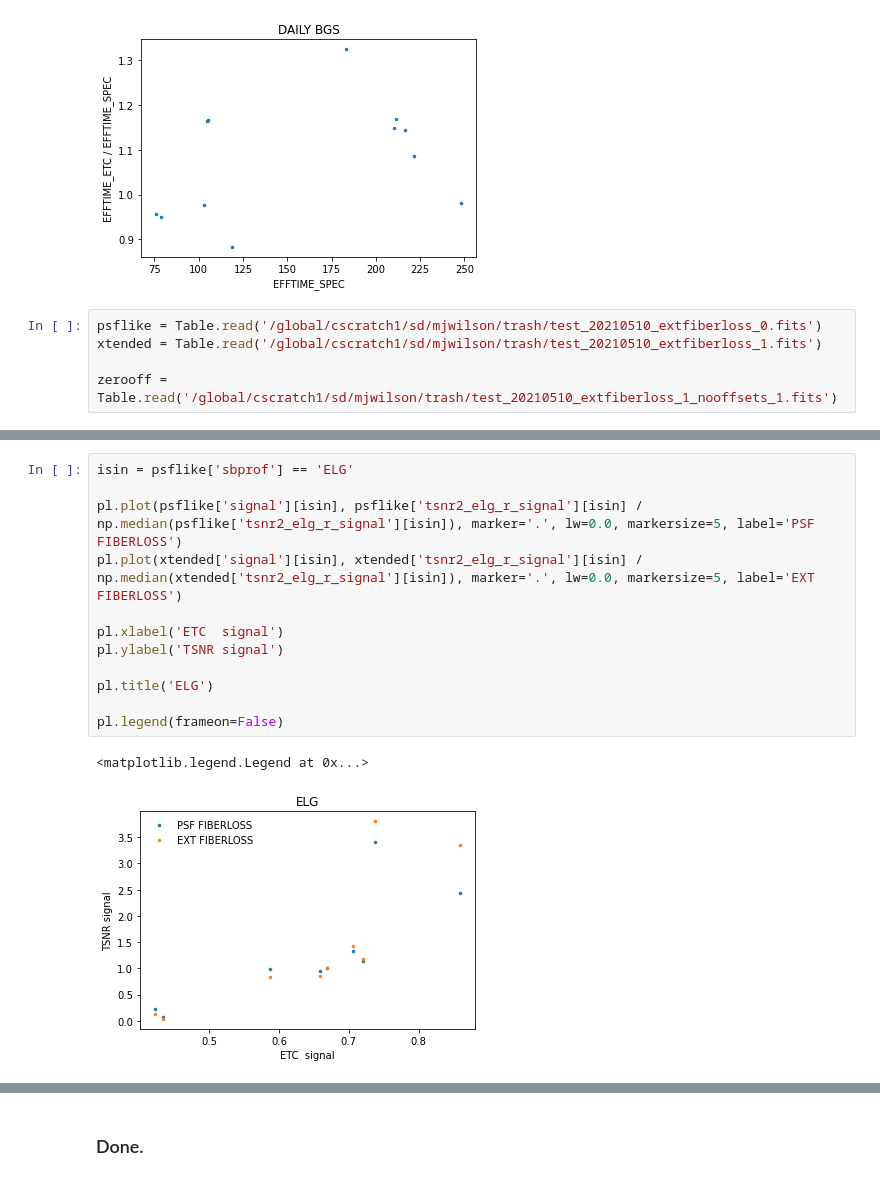
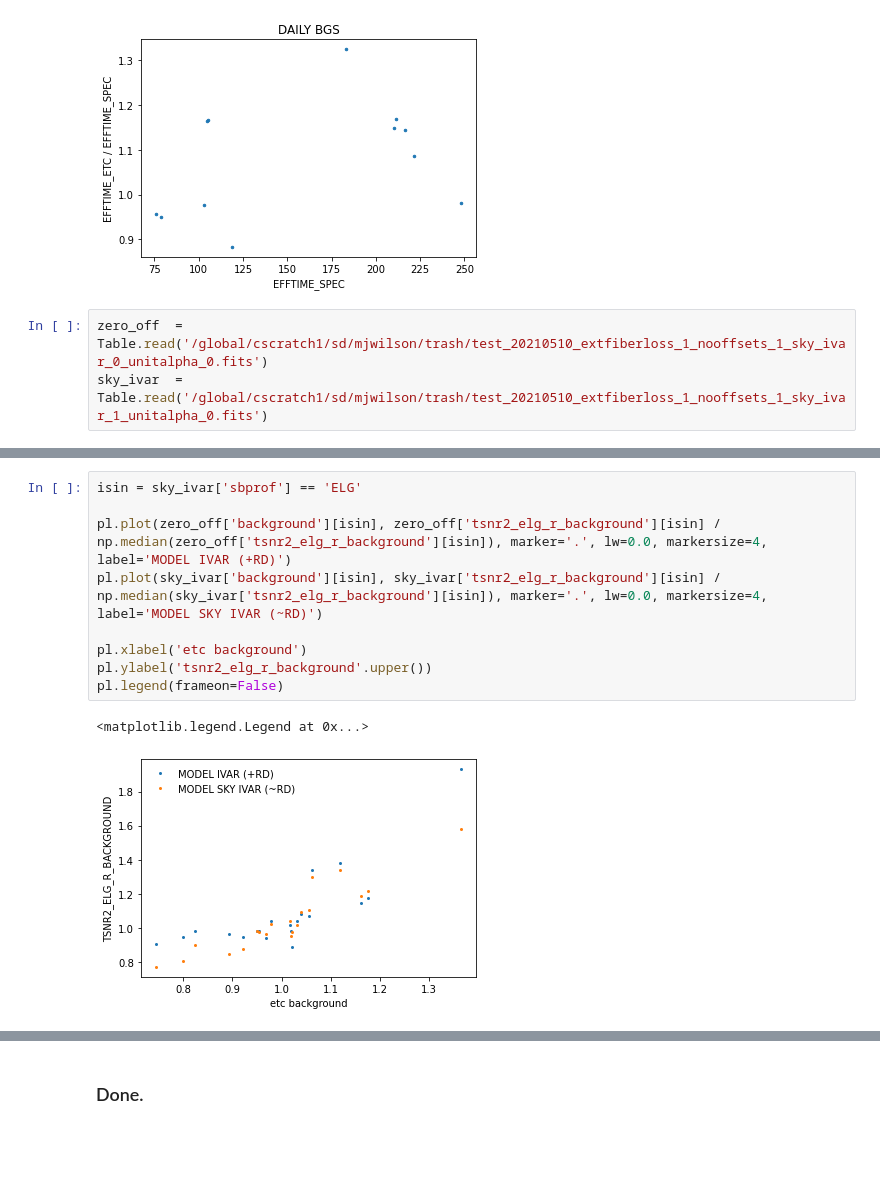
Before and after one commit to michaelJwilson/tsnr-extfiberloss, a Jupyter notebook: gfa-comp.ipynb, the cells around one changed output, grey strips where cells are left out. Drawn from its saved outputs; the diff is of its cells as text; blank space fills up the shorter version.

```diff
--- a/gfa-comp.ipynb
+++ b/gfa-comp.ipynb
@@ -848,7 +848,5 @@ pl.title('DAILY BGS')
 Text(0.5, 1.0, 'DAILY BGS')
 [figure]
 # %%
-psflike = Table.read('/global/cscratch1/sd/mjwilson/trash/test_20210510_extfiberloss_0.fits')
-xtended = Table.read('/global/cscratch1/sd/mjwilson/trash/test_20210510_extfiberloss_1.fits')
-
-zerooff = Table.read('/global/cscratch1/sd/mjwilson/trash/test_20210510_extfiberloss_1_nooffsets_1.fits')
+zero_off  = Table.read('/global/cscratch1/sd/mjwilson/trash/test_20210510_extfiberloss_1_nooffsets_1_sky_ivar_0_unitalpha_0.fits')
+sky_ivar  = Table.read('/global/cscratch1/sd/mjwilson/trash/test_20210510_extfiberloss_1_nooffsets_1_sky_ivar_1_unitalpha_0.fits')
@@ -875,16 +926,13 @@ psflike.dtype.names
 # %%
-isin = psflike['sbprof'] == 'ELG'
+isin = sky_ivar['sbprof'] == 'ELG'
 
-pl.plot(psflike['signal'][isin], psflike['tsnr2_elg_r_signal'][isin] / np.median(psflike['tsnr2_elg_r_signal'][isin]), marker='.', lw=0.0, markersize=5, label='PSF FIBERLOSS')
-pl.plot(xtended['signal'][isin], xtended['tsnr2_elg_r_signal'][isin] / np.median(xtended['tsnr2_elg_r_signal'][isin]), marker='.', lw=0.0, markersize=5, label='EXT FIBERLOSS')
+pl.plot(zero_off['background'][isin], zero_off['tsnr2_elg_r_background'][isin] / np.median(zero_off['tsnr2_elg_r_background'][isin]), marker='.', lw=0.0, markersize=4, label='MODEL IVAR (+RD)')
+pl.plot(sky_ivar['background'][isin], sky_ivar['tsnr2_elg_r_background'][isin] / np.median(sky_ivar['tsnr2_elg_r_background'][isin]), marker='.', lw=0.0, markersize=4, label='MODEL SKY IVAR (~RD)')
 
-pl.xlabel('ETC  signal')
-pl.ylabel('TSNR signal')
-
-pl.title('ELG')
-
+pl.xlabel('etc background')
+pl.ylabel('tsnr2_elg_r_background'.upper())
 pl.legend(frameon=False)
 # %% [output]
 <matplotlib.legend.Legend at 0x...>
-[figure, old version]
+[figure, new version]
 # %%
```
Also changed, not shown: parts of 12 cells of this notebook, 3 other files.
